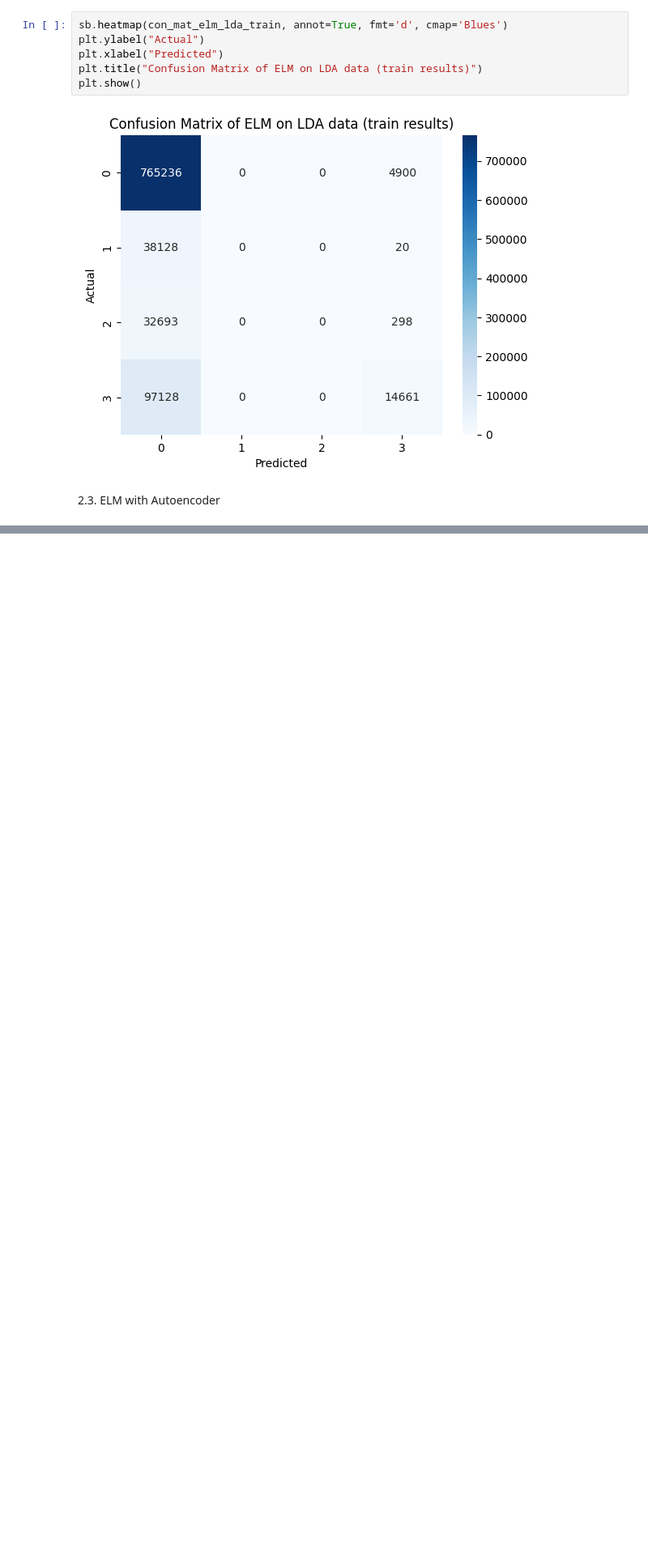
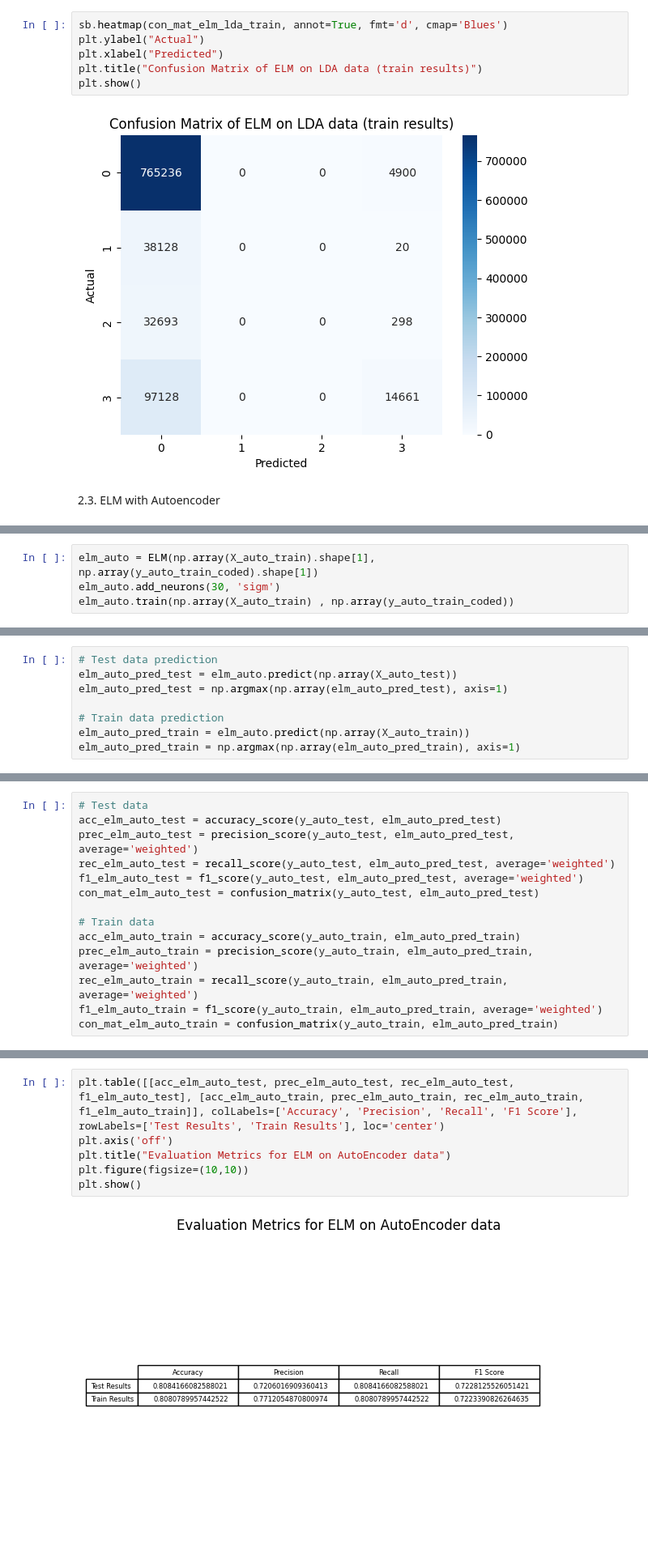
Before and after one commit to yazdanzv/Compare_Multiple_DL_Methods_on_Flight_USA_Dataset, a Jupyter notebook: main.ipynb, the cells around one changed output, grey strips where cells are left out. Shown at 81% size. Drawn from its saved outputs; the diff is of its cells as text; blank space fills up the shorter version.

```diff
--- a/main.ipynb
+++ b/main.ipynb
@@ -849,0 +847,4 @@ elm_auto.fit(data_encoder, labels)
+# %%
+elm_auto = ELM(np.array(X_auto_train).shape[1], np.array(y_auto_train_coded).shape[1])
+elm_auto.add_neurons(30, 'sigm')
+elm_auto.train(np.array(X_auto_train) , np.array(y_auto_train_coded))
@@ -849,0 +858,8 @@ elm_auto.fit(data_encoder, labels)
+# %%
+# Test data prediction
+elm_auto_pred_test = elm_auto.predict(np.array(X_auto_test))
+elm_auto_pred_test = np.argmax(np.array(elm_auto_pred_test), axis=1)
+
+# Train data prediction
+elm_auto_pred_train = elm_auto.predict(np.array(X_auto_train))
+elm_auto_pred_train = np.argmax(np.array(elm_auto_pred_train), axis=1)
@@ -849,0 +868,14 @@ elm_auto.fit(data_encoder, labels)
+# %%
+# Test data
+acc_elm_auto_test = accuracy_score(y_auto_test, elm_auto_pred_test)
+prec_elm_auto_test = precision_score(y_auto_test, elm_auto_pred_test, average='weighted')
+rec_elm_auto_test = recall_score(y_auto_test, elm_auto_pred_test, average='weighted')
+f1_elm_auto_test = f1_score(y_auto_test, elm_auto_pred_test, average='weighted')
+con_mat_elm_auto_test = confusion_matrix(y_auto_test, elm_auto_pred_test)
+
+# Train data
+acc_elm_auto_train = accuracy_score(y_auto_train, elm_auto_pred_train)
+prec_elm_auto_train = precision_score(y_auto_train, elm_auto_pred_train, average='weighted')
+rec_elm_auto_train = recall_score(y_auto_train, elm_auto_pred_train, average='weighted')
+f1_elm_auto_train = f1_score(y_auto_train, elm_auto_pred_train, average='weighted')
+con_mat_elm_auto_train = confusion_matrix(y_auto_train, elm_auto_pred_train)
@@ -849,0 +884,8 @@ elm_auto.fit(data_encoder, labels)
+# %%
+plt.table([[acc_elm_auto_test, prec_elm_auto_test, rec_elm_auto_test, f1_elm_auto_test], [acc_elm_auto_train, prec_elm_auto_train, rec_elm_auto_train, f1_elm_auto_train]], colLabels=['Accuracy', 'Precision', 'Recall', 'F1 Score'], rowLabels=['Test Results', 'Train Results'], loc='center')
+plt.axis('off')
+plt.title("Evaluation Metrics for ELM on AutoEncoder data")
+plt.figure(figsize=(10,10))
+plt.show()
+# %% [output]
+[figure, added]
```
Also changed, not shown: parts of 12 cells of this notebook.
